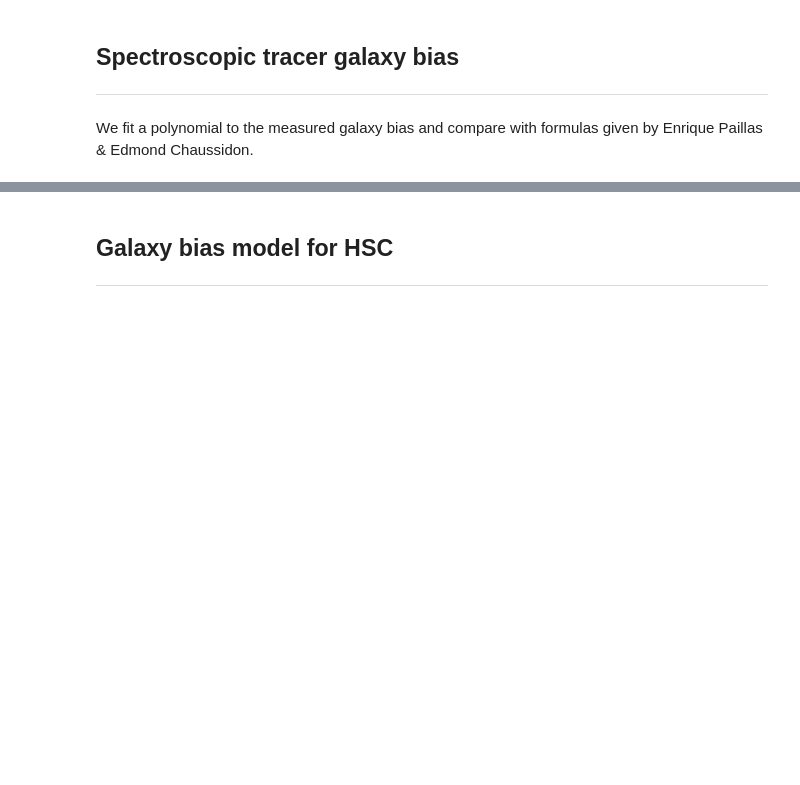
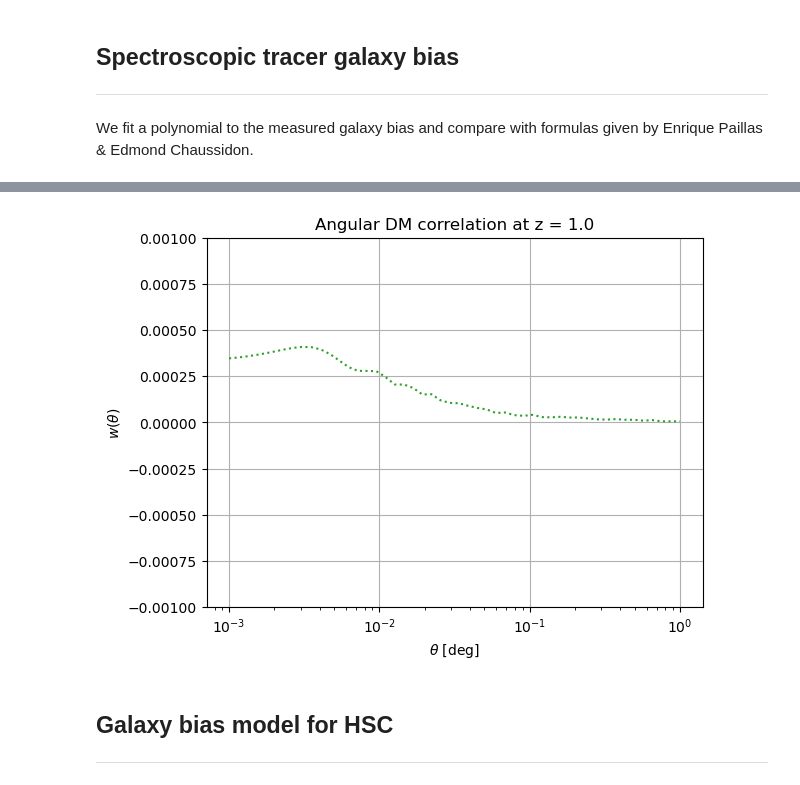
Before and after one commit to JeanCHDJdev/desi-y3-hsc, a Jupyter notebook: src/statistics/bias_modelling.ipynb, the cells around one changed output, grey strips where cells are left out. Saved outputs shown, nothing was run; the diff lists cells and outputs as text; code cells hidden in the pictures; blank space fills up the shorter version.

```diff
--- a/src/statistics/bias_modelling.ipynb
+++ b/src/statistics/bias_modelling.ipynb
@@ -246,3 +268,25 @@ QSO: alpha = 0.252 ± 0.046, beta = 2.237 ± 0.114
+# %%
+importlib.reload(ct)
+theta_deg = np.logspace(-3, 0, 50)  # 0.01 to 10 degrees
+z = 1.0
+# asserting my two methods give the same result. First one does it over
+# an actual redshift bin and computes the C_ells, second one gives the full 3D
+# DM correlation function. Dividing by dz gives the integrated value over the bin.
+w = ct.w_dm_ang(ct.arcsec2hMpc(theta_deg * 3600, z), z)
+w2 = ct.w_dm(ct.arcsec2hMpc(theta_deg * 3600, z), z, integrate=False)/dz
+res = w-w2
+plt.plot(theta_deg, w)
+plt.plot(theta_deg, w2, linestyle='--', label='wDM 3D')
+plt.xscale('log')
+plt.plot(theta_deg, res, linestyle=':', label='wDM 3D - wDM angular')
+plt.ylim(-1e-3, 1e-3)
+plt.xlabel(r'$\theta$ [deg]')
+plt.ylabel(r'$w(\theta)$')
+plt.title(f'Angular DM correlation at z = {z}')
+plt.grid(True)
+plt.show()
+# %% [output]
+[figure, added]
 # %% [markdown]
 ## Galaxy bias model for HSC
 -----------------------------
```
Also changed, not shown: parts of 7 cells of this notebook, 5 other files.
